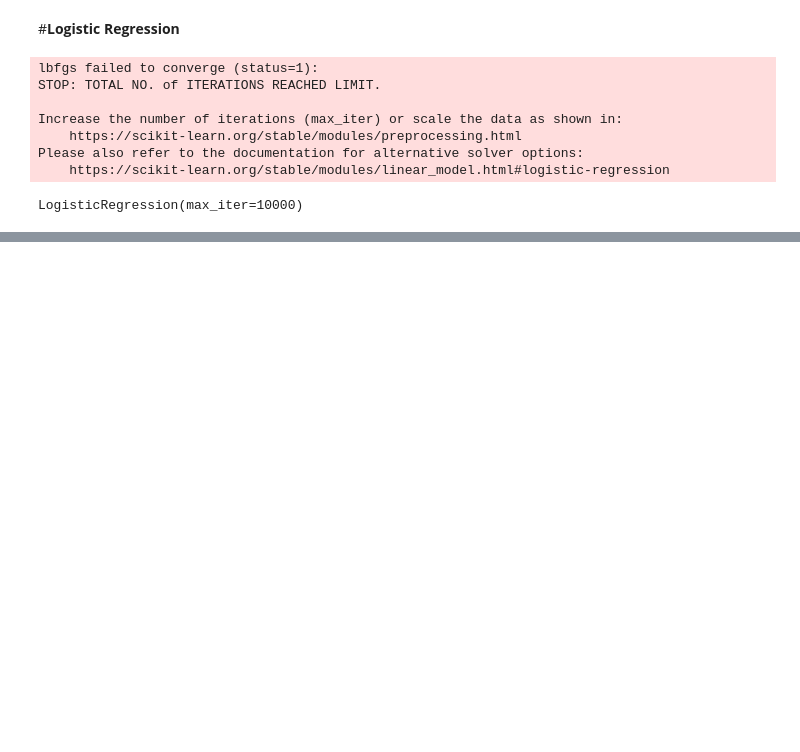
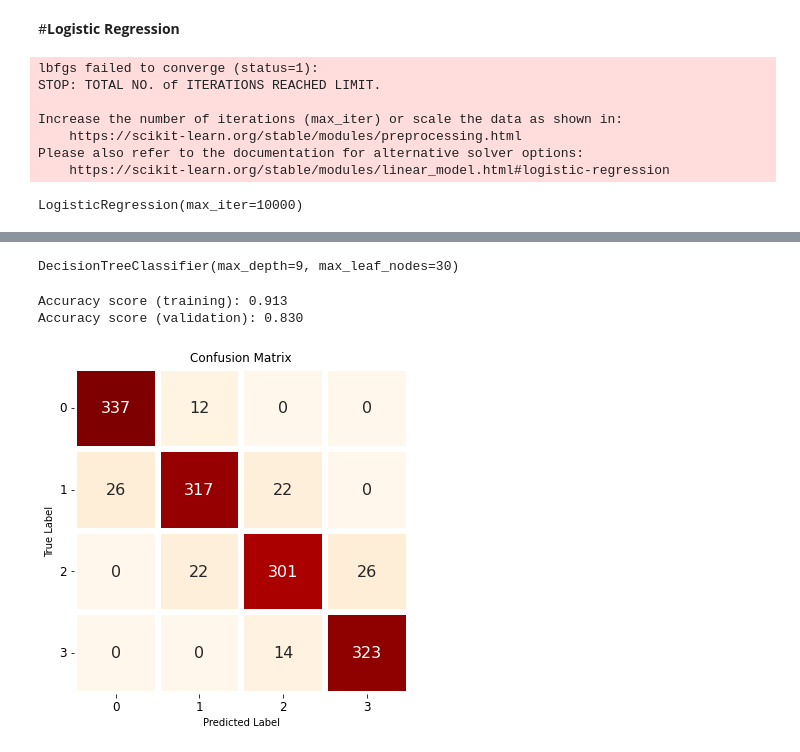
Before and after one commit to satyam-jyoti-sankar/Mobile_price_range_prediction, a Jupyter notebook: Mobile_price_range_prediction.ipynb, the cells around one changed output, grey strips where cells are left out. Cells and saved outputs as stored; diff of their text form; code cells hidden in the pictures; blank space fills up the shorter version.

```diff
--- a/Mobile_price_range_prediction.ipynb
+++ b/Mobile_price_range_prediction.ipynb
@@ -1236,0 +1239,4 @@ weighted avg       0.74      0.74      0.74       600
+# %%
+decision_tree = DecisionTreeClassifier(random_state=0)
+
+decision_tree.fit(X_train, y_train)
@@ -1236,0 +1245,10 @@ weighted avg       0.74      0.74      0.74       600
+# %%
+reg_decision_model=DecisionTreeClassifier()
+parameters={"splitter":["best","random"],
+            "max_depth" : [7,8,9,10],
+          #  "min_samples_leaf":[1,2,3,4,5,6,7,8,9,10],
+          #  "min_weight_fraction_leaf":[0.1,0.2,0.3,0.4,0.5,0.6,0.7,0.8,0.9],
+           "max_features":["auto","log2","sqrt",None],
+           "max_leaf_nodes":[None,10,20,30,40,50,60,70,80,90] }
+tuning_model=GridSearchCV(reg_decision_model,param_grid=parameters,scoring='neg_mean_squared_error',cv=3,verbose=3)
+tuning_model.fit(X_train,y_train)
@@ -1236,0 +1280,38 @@ weighted avg       0.74      0.74      0.74       600
+# %%
+dtree_optimal_model = tuning_model.best_estimator_
+dtree_optimal_model
+# %% [output]
+DecisionTreeClassifier(max_depth=9, max_leaf_nodes=30)
+# %%
+# Making predictions on train and test data
+
+train_class_preds = dtree_optimal_model.predict(X_train)
+test_class_preds = dtree_optimal_model.predict(X_test)
+# %%
+train_class_preds
+test_class_preds
+print("Accuracy score (training): {0:.3f}".format(dtree_optimal_model.score(X_train, y_train)))
+print("Accuracy score (validation): {0:.3f}".format(dtree_optimal_model.score(X_test, y_test)))
+# %% [output]
+Accuracy score (training): 0.913
+Accuracy score (validation): 0.830
+# %%
+# Get the confusion matrix for both train and test
+
+labels = ['0', '1' , '2', '3']
+cm = confusion_matrix(y_train, train_class_preds)
+
+df1 = pd.DataFrame(columns=["0","1","2","3"], index= ["0","1","2","3"], data= cm )
+
+f,ax = plt.subplots(figsize=(6,6))
+
+sns.heatmap(df1, annot=True,cmap="OrRd", fmt= '.0f',
+            ax=ax,linewidths = 5, cbar = False,annot_kws={"size": 16})
+plt.xlabel("Predicted Label")
+plt.xticks(size = 12)
+plt.yticks(size = 12, rotation = 0)
+plt.ylabel("True Label")
+plt.title("Confusion Matrix", size = 12)
+plt.show()
+# %% [output]
+[figure, added]
```
Also changed, not shown: parts of 57 cells of this notebook.
